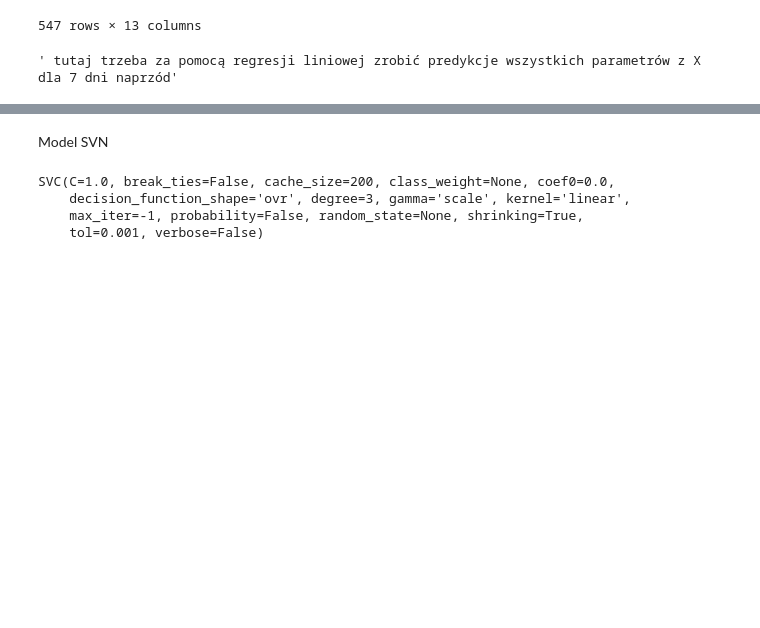
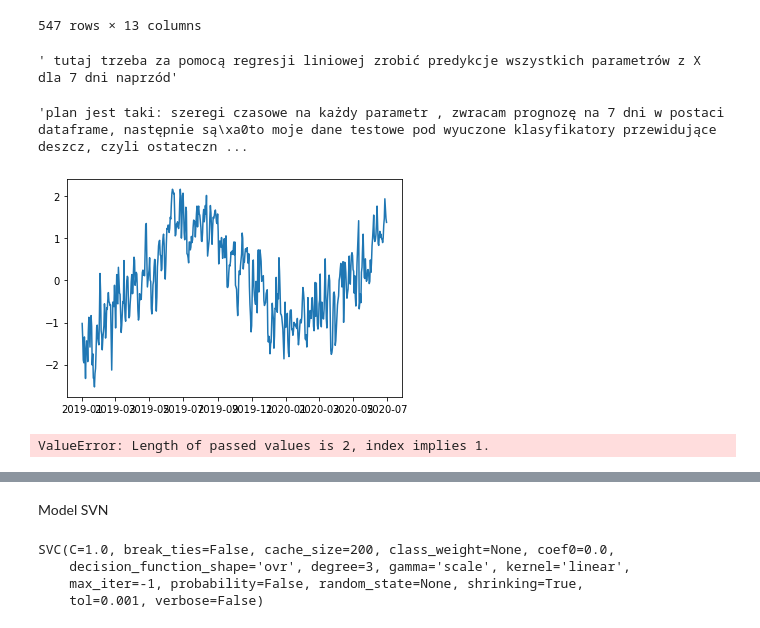
Before and after one commit to 9albert6/mkird, a Jupyter notebook: Models.ipynb, the cells around one changed output, grey strips where cells are left out. Cells and saved outputs as stored; diff of their text form; code cells hidden in the pictures; blank space fills up the shorter version.

```diff
--- a/Models.ipynb
+++ b/Models.ipynb
@@ -134,5 +135,30 @@ df
 ''' tutaj trzeba za pomocą regresji liniowej zrobić predykcje wszystkich parametrów z X  dla 7 dni naprzód'''
 # %% [output]
 ' tutaj trzeba za pomocą regresji liniowej zrobić predykcje wszystkich parametrów z X  dla 7 dni naprzód'
+# %%
+'''plan jest taki: szeregi czasowe na każdy parametr , zwracam prognozę na 7 dni w postaci dataframe, następnie są to moje dane testowe pod wyuczone klasyfikatory przewidujące deszcz, czyli ostatecznie dostaje temp przewidzianą i label 1 lub 0 na ... % skuteczności algortmu czyli jeśli accuracy jest równo 0,77 to 77% ze będzie padać lub nie ( w dzień lub w nocy)'''
+# %% [output]
+'plan jest taki: szeregi czasowe na każdy parametr , zwracam prognozę na 7 dni w postaci dataframe, następnie są\xa0to moje dane testowe pod wyuczone klasyfikatory przewidujące deszcz, czyli ostateczn ...
+# %%
+X = df[[df.columns[2]]]
+y = df[[df.columns[5]]]
+plt.plot(X,y)
+plt.show()
+# %% [output]
+[figure, added]
+# %%
+from statsmodels.tsa.arima_model import ARMA
+
+model = ARMA(y, order=(2, 1))
+model_fit = model.fit(disp=False)
+# make prediction
+prediction_temp = []
+
+for k in range(0,7):
+    yhat = model_fit.predict(len(y)+k, len(y)+k)
+    prediction_temp.append(yhat)
+print(prediction_temp)
+# %% [output]
+ValueError: Length of passed values is 2, index implies 1.
 # %%
 def predict_temp(df):
```
Also changed, not shown: parts of 2 cells of this notebook.
